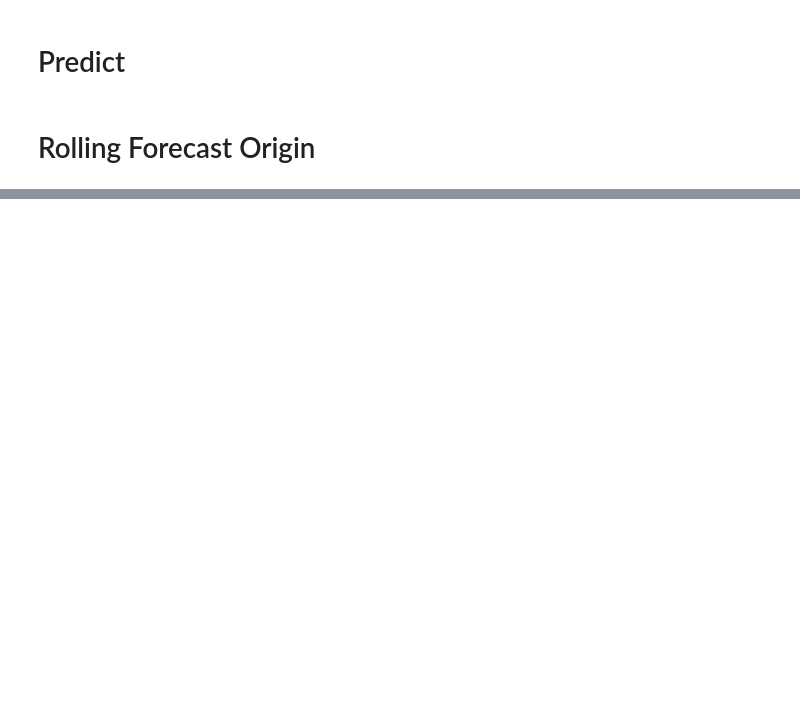
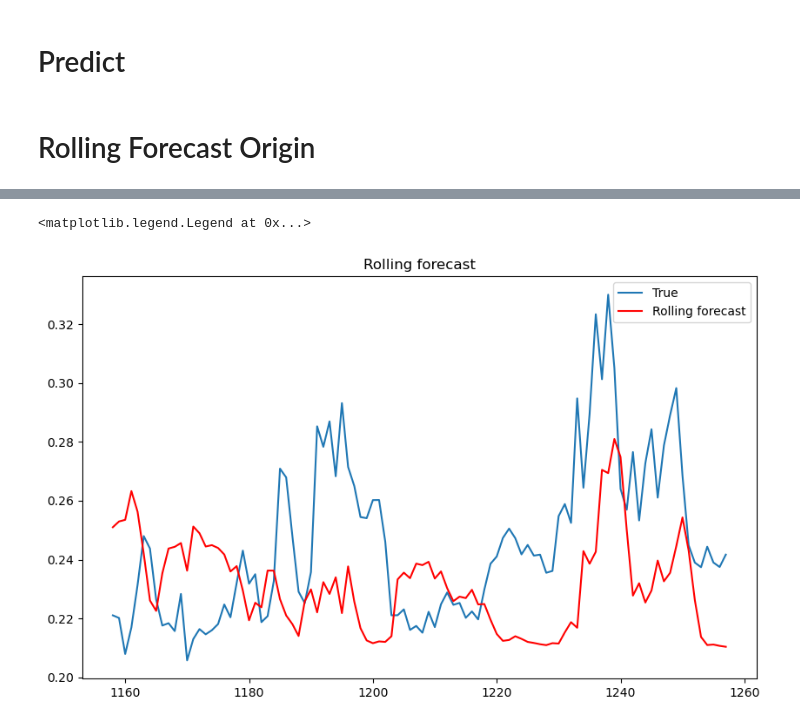
Before and after one commit to Ahmed-haji/ThesisProject, a Jupyter notebook: Jupyterlab/GARCH Model.ipynb, the cells around one changed output, grey strips where cells are left out. Drawn from its saved outputs; the diff is of its cells as text; code cells hidden in the pictures; blank space fills up the shorter version.

```diff
--- a/Jupyterlab/GARCH Model.ipynb
+++ b/Jupyterlab/GARCH Model.ipynb
@@ -124,0 +115,9 @@ NameError: name 'forecast_horizon' is not defined
+# %%
+plt.figure(figsize=(10, 6))
+plt.plot(average_iv[-100:], label='True')
+plt.plot(rolling_predictions[-100:]/100 +0.2 , color='red', label='Rolling forecast')
+plt.title('Rolling forecast')
+plt.legend()
+# %% [output]
+<matplotlib.legend.Legend at 0x...>
+[figure, added]
```
Also changed, not shown: parts of 9 cells of this notebook, 1 other file.
